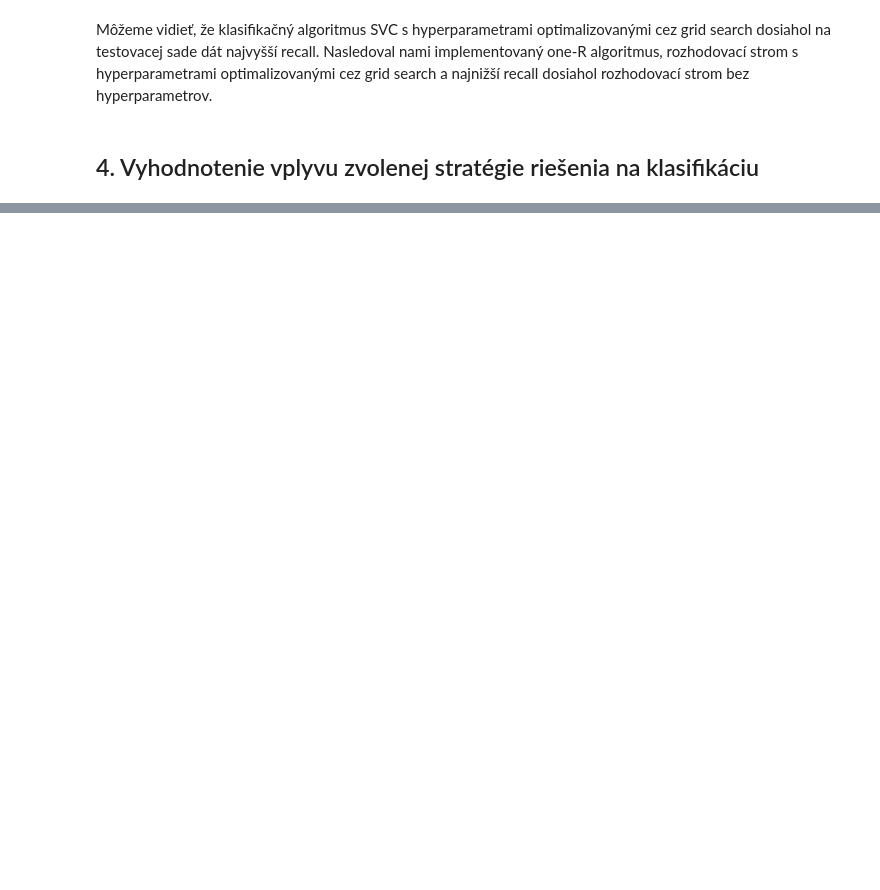
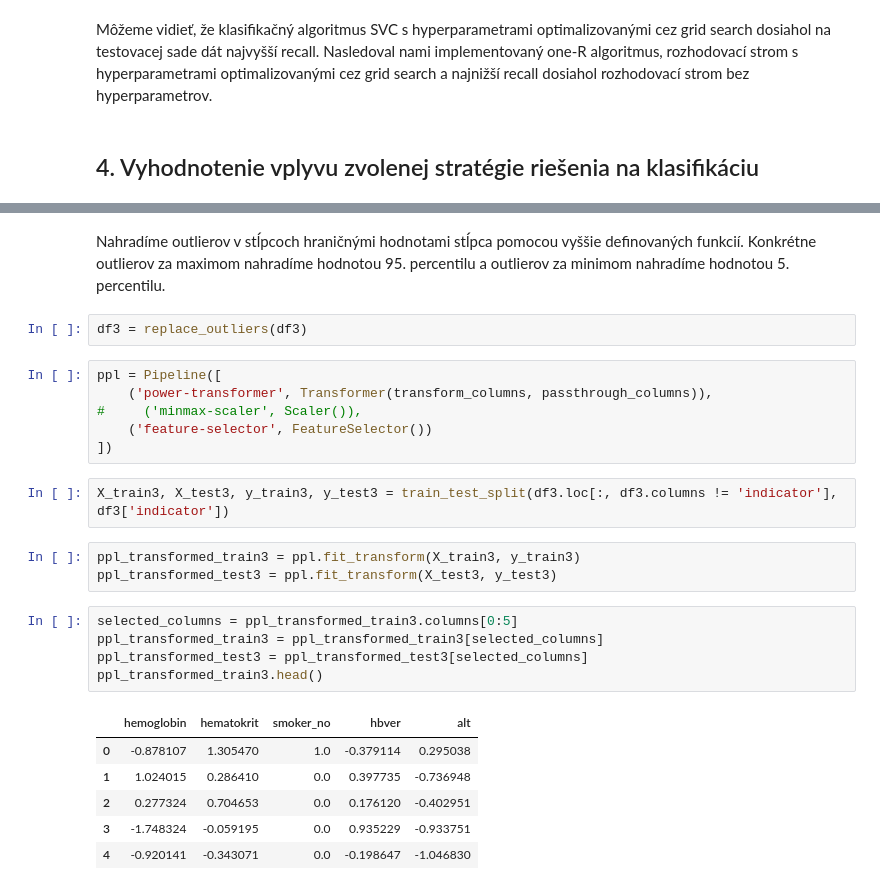
Before and after one commit to hajdu1/IAU-Projekt, a Jupyter notebook: strojove_ucenie.ipynb, the cells around one changed output, grey strips where cells are left out. Drawn from its saved outputs; the diff is of its cells as text; blank space fills up the shorter version.

```diff
--- a/strojove_ucenie.ipynb
+++ b/strojove_ucenie.ipynb
@@ -768,0 +1027,27 @@ Môžeme vidieť, že klasifikačný algoritmus SVC s hyperparametrami optimaliz
+# %% [markdown]
+Nahradíme outlierov v stĺpcoch hraničnými hodnotami stĺpca pomocou vyššie definovaných funkcií. Konkrétne outlierov za maximom nahradíme hodnotou 95. percentilu a outlierov za minimom nahradíme hodnotou 5. percentilu.
+# %%
+df3 = replace_outliers(df3)
+# %%
+ppl = Pipeline([
+    ('power-transformer', Transformer(transform_columns, passthrough_columns)),
+#     ('minmax-scaler', Scaler()),
+    ('feature-selector', FeatureSelector())
+])
+# %%
+X_train3, X_test3, y_train3, y_test3 = train_test_split(df3.loc[:, df3.columns != 'indicator'], df3['indicator'])
+# %%
+ppl_transformed_train3 = ppl.fit_transform(X_train3, y_train3)
+ppl_transformed_test3 = ppl.fit_transform(X_test3, y_test3)
+# %%
+selected_columns = ppl_transformed_train3.columns[0:5]
+ppl_transformed_train3 = ppl_transformed_train3[selected_columns]
+ppl_transformed_test3 = ppl_transformed_test3[selected_columns]
+ppl_transformed_train3.head()
+# %% [output]
+|  | hemoglobin | hematokrit | smoker_no | hbver | alt |
+| 0 | -0.878107 | 1.305470 | 1.0 | -0.379114 | 0.295038 |
+| 1 | 1.024015 | 0.286410 | 0.0 | 0.397735 | -0.736948 |
+| 2 | 0.277324 | 0.704653 | 0.0 | 0.176120 | -0.402951 |
+| 3 | -1.748324 | -0.059195 | 0.0 | 0.935229 | -0.933751 |
+| 4 | -0.920141 | -0.343071 | 0.0 | -0.198647 | -1.046830 |
```
Also changed, not shown: parts of 98 cells of this notebook, 13 other files.
